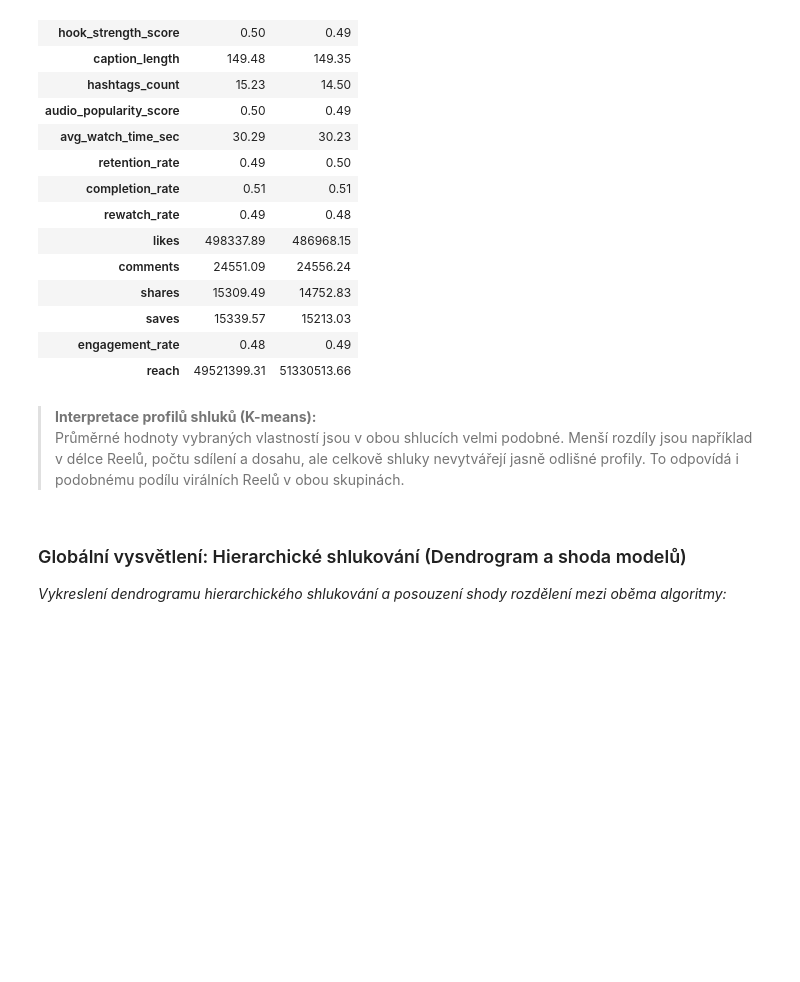
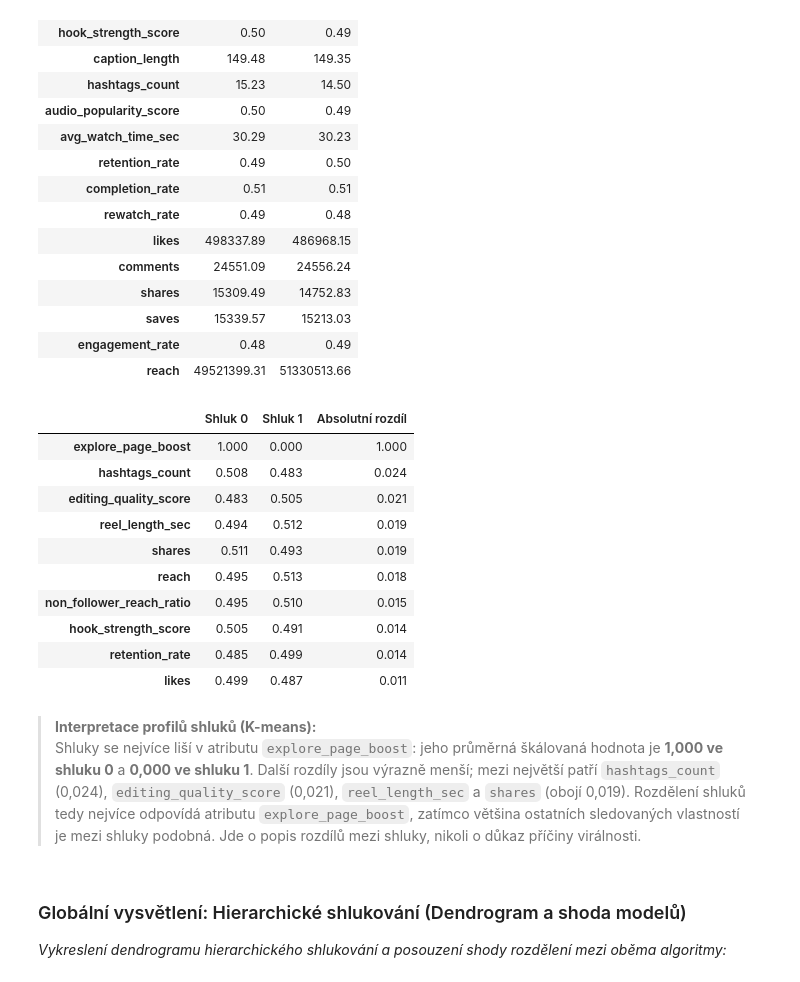
Before and after one commit to wclementi/ZIZ_Seminarka, a Jupyter notebook: Part_2_Clustering.ipynb, the cells around one changed output. Saved outputs shown, nothing was run; the diff lists cells and outputs as text; code cells hidden in the pictures; blank space fills up the shorter version.

Commit message:
Finální úpravy - Clustering

```diff
--- a/Part_2_Clustering.ipynb
+++ b/Part_2_Clustering.ipynb
@@ -490,9 +490,39 @@ display(kmeans_profile.round(2))
 | saves | 15339.57 | 15213.03 |
 | engagement_rate | 0.48 | 0.49 |
 | reach | 49521399.31 | 51330513.66 |
+# %%
+# Porovnáme průměrné škálované hodnoty příznaků v obou shlucích
+centra_scaled = X_cluster_scaled.groupby(kmeans_labels).mean().T
+
+centra_scaled.columns = [
+    f"Shluk {cluster}" for cluster in centra_scaled.columns
+]
+
+centra_scaled["Absolutní rozdíl"] = (
+    centra_scaled["Shluk 0"] - centra_scaled["Shluk 1"]
+).abs()
+
+centra_scaled = centra_scaled.sort_values(
+    "Absolutní rozdíl",
+    ascending=False
+)
+
+display(centra_scaled.head(10).round(3))
+# %% [output]
+|  | Shluk 0 | Shluk 1 | Absolutní rozdíl |
+| explore_page_boost | 1.000 | 0.000 | 1.000 |
+| hashtags_count | 0.508 | 0.483 | 0.024 |
+| editing_quality_score | 0.483 | 0.505 | 0.021 |
+| reel_length_sec | 0.494 | 0.512 | 0.019 |
+| shares | 0.511 | 0.493 | 0.019 |
+| reach | 0.495 | 0.513 | 0.018 |
+| non_follower_reach_ratio | 0.495 | 0.510 | 0.015 |
+| hook_strength_score | 0.505 | 0.491 | 0.014 |
+| retention_rate | 0.485 | 0.499 | 0.014 |
+| likes | 0.499 | 0.487 | 0.011 |
 # %% [markdown]
 > **Interpretace profilů shluků (K-means):**
-> Průměrné hodnoty vybraných vlastností jsou v obou shlucích velmi podobné. Menší rozdíly jsou například v délce Reelů, počtu sdílení a dosahu, ale celkově shluky nevytvářejí jasně odlišné profily. To odpovídá i podobnému podílu virálních Reelů v obou skupinách.
+> Shluky se nejvíce liší v atributu `explore_page_boost`: jeho průměrná škálovaná hodnota je **1,000 ve shluku 0** a **0,000 ve shluku 1**. Další rozdíly jsou výrazně menší; mezi největší patří `hashtags_count` (0,024), `editing_quality_score` (0,021), `reel_length_sec` a `shares` (obojí 0,019). Rozdělení shluků tedy nejvíce odpovídá atributu `explore_page_boost`, zatímco většina ostatních sledovaných vlastností je mezi shluky podobná. Jde o popis rozdílů mezi shluky, nikoli o důkaz příčiny virálnosti.
 # %% [markdown]
 ### Globální vysvětlení: Hierarchické shlukování (Dendrogram a shoda modelů)
 *Vykreslení dendrogramu hierarchického shlukování a posouzení shody rozdělení mezi oběma algoritmy:*
```
Also changed, not shown: parts of 2 cells of this notebook.
